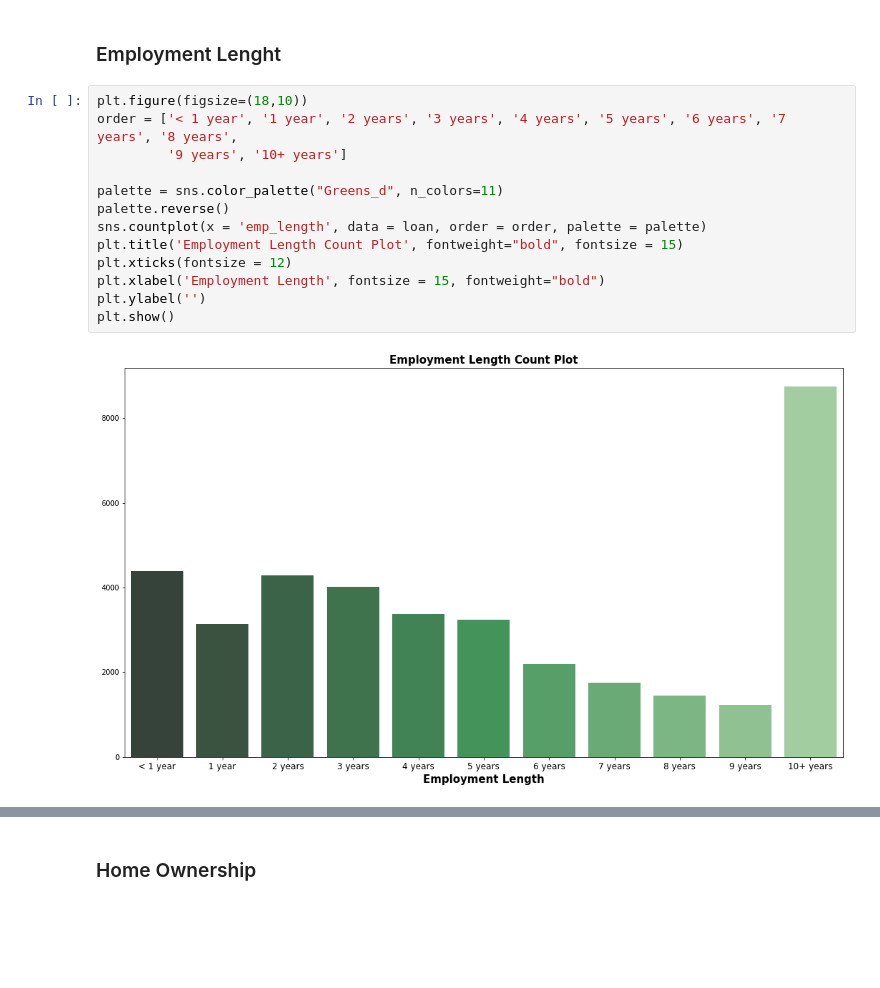
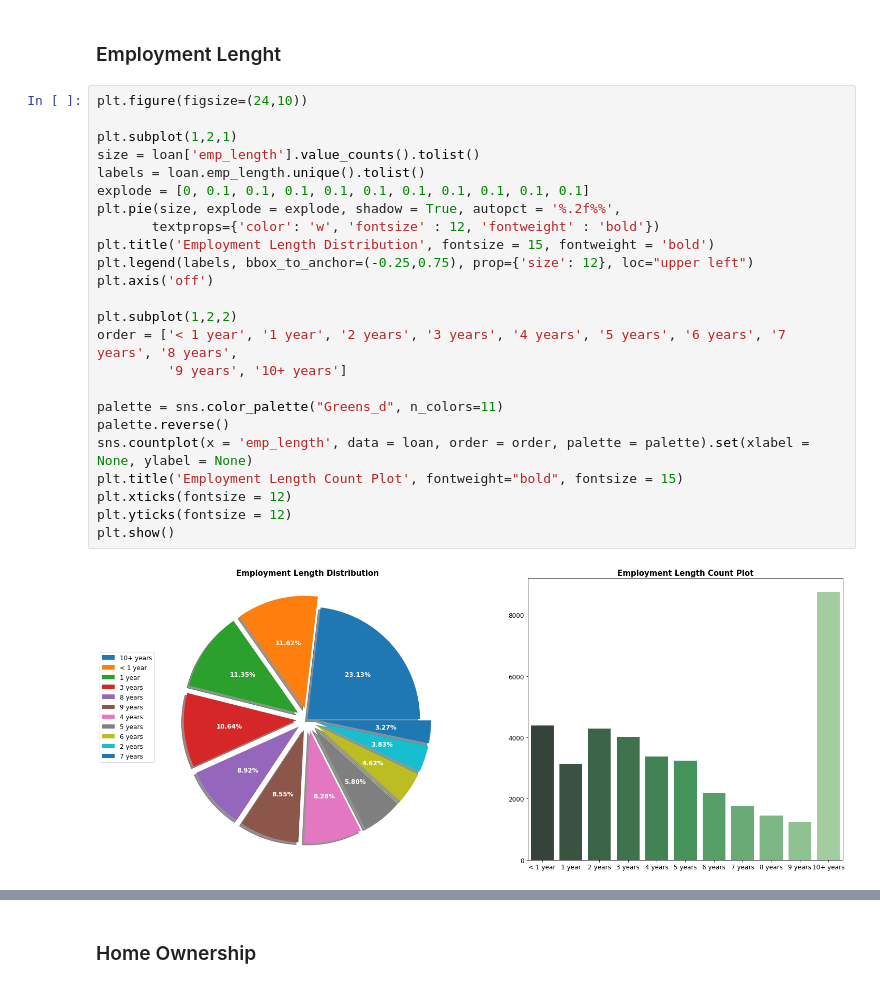
Before and after one commit to npalupunoori/LendingClubCaseStudy, a Jupyter notebook: Naren_Reddy_Palupunoori.ipynb, the cells around one changed output, grey strips where cells are left out. Cells and saved outputs as stored; diff of their text form; blank space fills up the shorter version.

```diff
--- a/Naren_Reddy_Palupunoori.ipynb
+++ b/Naren_Reddy_Palupunoori.ipynb
@@ -511,17 +460,28 @@ plt.show()
 # %% [markdown]
 ### Employment Lenght
 # %%
-plt.figure(figsize=(18,10))
+plt.figure(figsize=(24,10))
+
+plt.subplot(1,2,1)
+size = loan['emp_length'].value_counts().tolist()
+labels = loan.emp_length.unique().tolist()
+explode = [0, 0.1, 0.1, 0.1, 0.1, 0.1, 0.1, 0.1, 0.1, 0.1, 0.1]
+plt.pie(size, explode = explode, shadow = True, autopct = '%.2f%%',
+       textprops={'color': 'w', 'fontsize' : 12, 'fontweight' : 'bold'})
+plt.title('Employment Length Distribution', fontsize = 15, fontweight = 'bold')
+plt.legend(labels, bbox_to_anchor=(-0.25,0.75), prop={'size': 12}, loc="upper left")
+plt.axis('off')
+
+plt.subplot(1,2,2)
 order = ['< 1 year', '1 year', '2 years', '3 years', '4 years', '5 years', '6 years', '7 years', '8 years',
          '9 years', '10+ years']
 
 palette = sns.color_palette("Greens_d", n_colors=11)
 palette.reverse()
-sns.countplot(x = 'emp_length', data = loan, order = order, palette = palette)
+sns.countplot(x = 'emp_length', data = loan, order = order, palette = palette).set(xlabel = None, ylabel = None)
 plt.title('Employment Length Count Plot', fontweight="bold", fontsize = 15)
 plt.xticks(fontsize = 12)
-plt.xlabel('Employment Length', fontsize = 15, fontweight="bold")
-plt.ylabel('')
+plt.yticks(fontsize = 12)
 plt.show()
 # %% [output]
-[figure, old version]
+[figure, new version]
```
Also changed, not shown: parts of 57 cells of this notebook.
